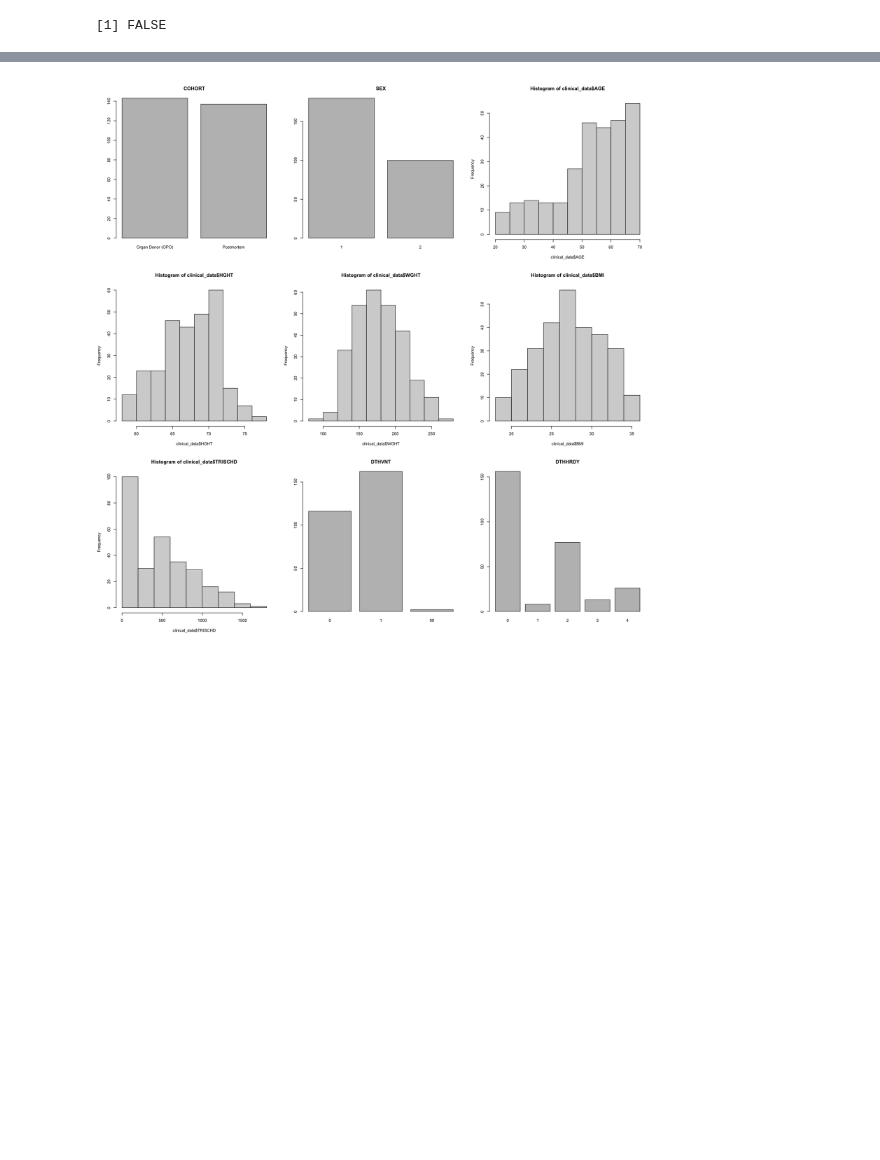
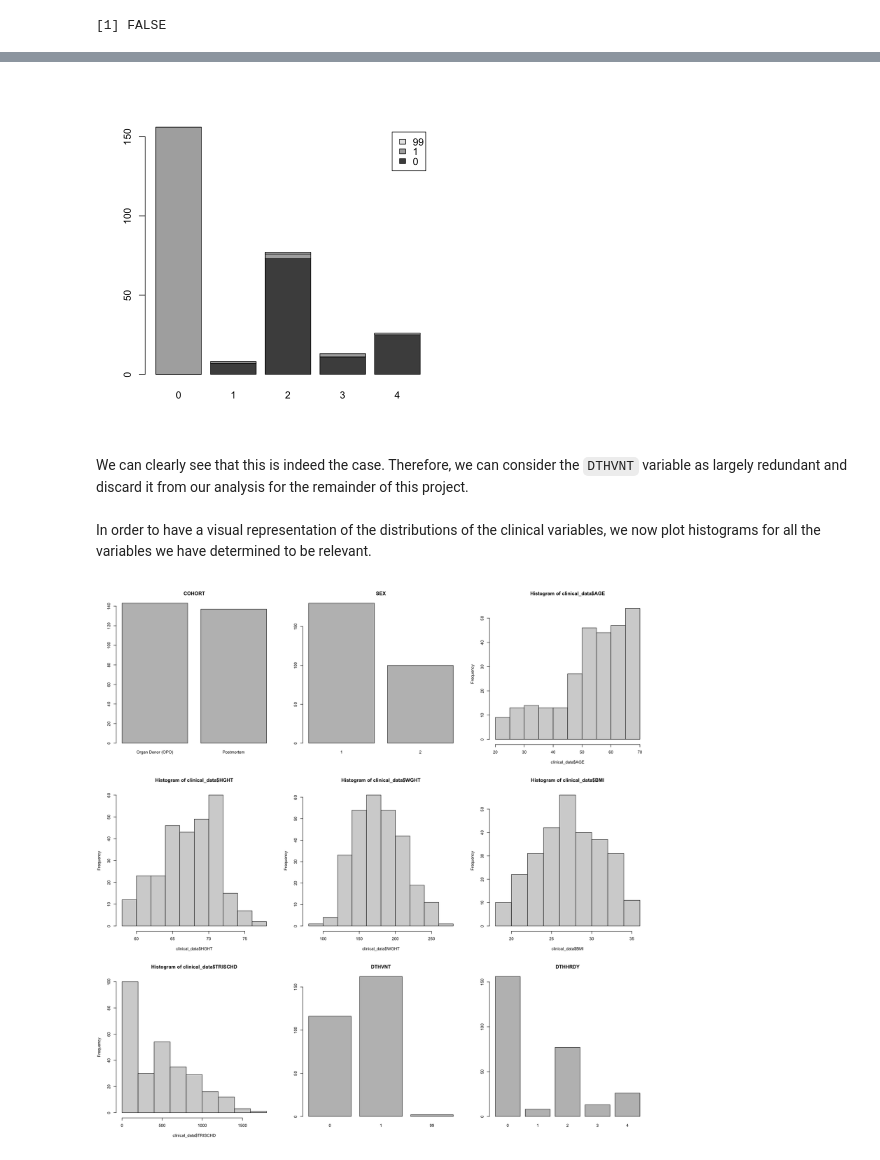
Before and after one commit to Abellanger123/GenomicProject, a Jupyter notebook: Functional Genomics Project.ipynb, the cells around one changed output, grey strips where cells are left out. Drawn from its saved outputs; the diff is of its cells as text; code cells hidden in the pictures; blank space fills up the shorter version.

```diff
--- a/Functional Genomics Project.ipynb
+++ b/Functional Genomics Project.ipynb
@@ -57,3 +71,12 @@ which(clinical_data$DTHVNT==1&clinical_data$DTHHRDY!=0)
+# %%
+options(repr.plot.width=6, repr.plot.height=6)
+barplot(table(clinical_data$DTHVNT, clinical_data$DTHHRDY),legend.text=TRUE)
+# %% [output]
+[figure, added]
+# %% [markdown]
+We can clearly see that this is indeed the case. Therefore, we can consider the `DTHVNT` variable as largely redundant and discard it from our analysis for the remainder of this project.
+# %% [markdown]
+In order to have a visual representation of the distributions of the clinical variables, we now plot histograms for all the variables we have determined to be relevant.
 # %%
 par(mfrow = c(3, 3))
 options(repr.plot.width=15, repr.plot.height=15)
```
Also changed, not shown: parts of 19 cells of this notebook.
